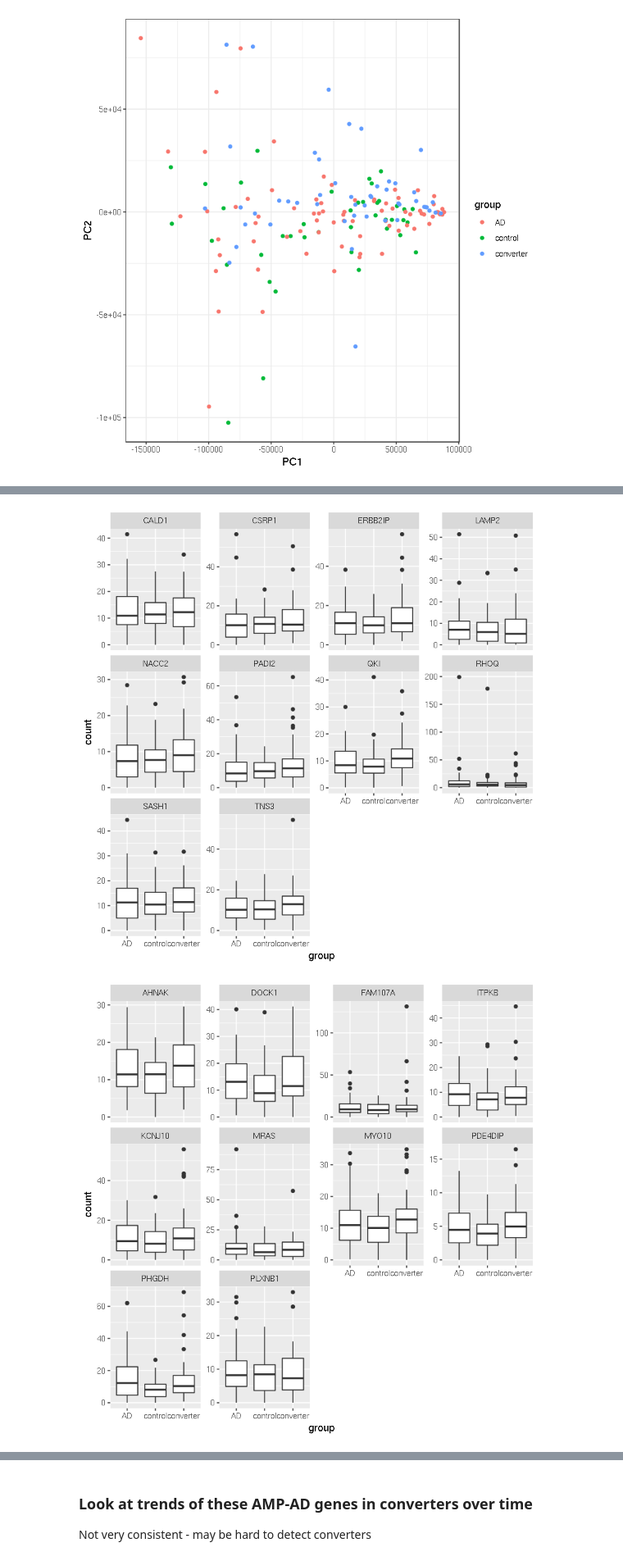
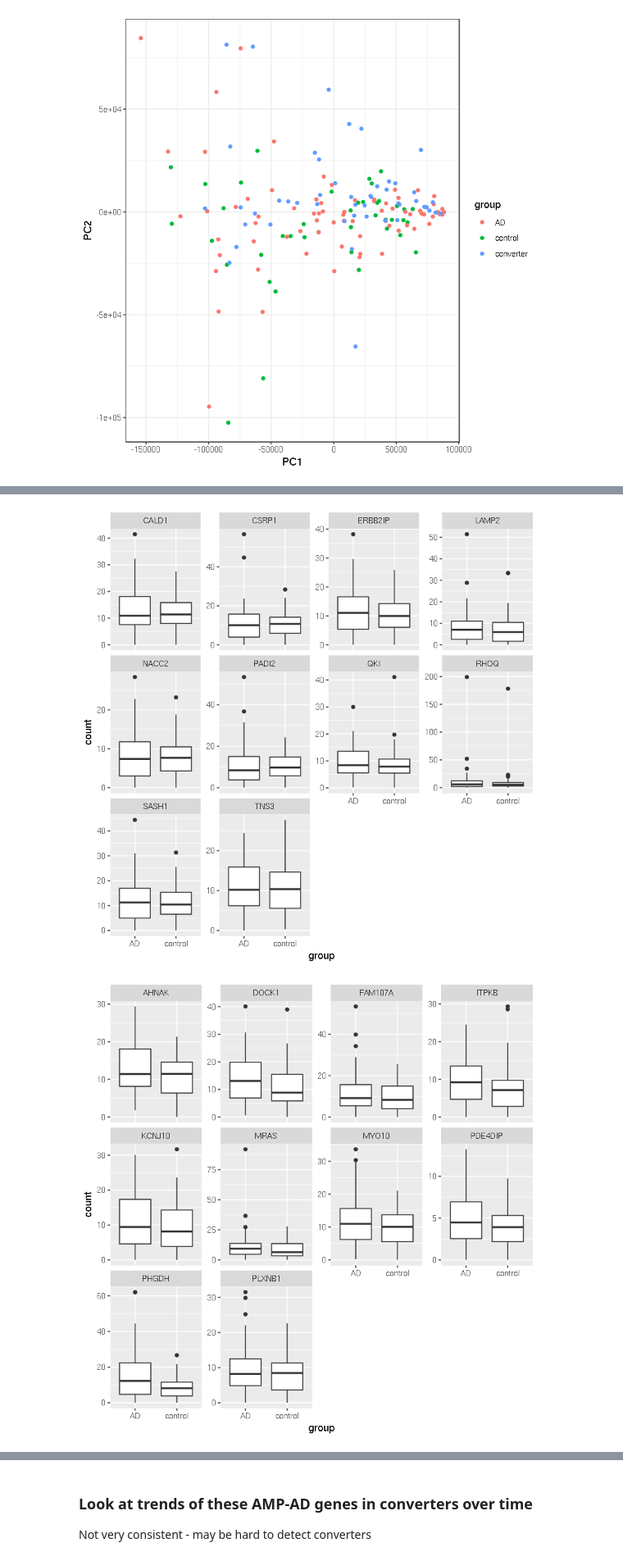
Before and after one commit to nataliedef/cse283_2021, a Jupyter notebook: initial_analysis.ipynb, the cells around one changed output, grey strips where cells are left out. Shown at 82% size. Cells and saved outputs as stored; diff of their text form; code cells hidden in the pictures.

```diff
--- a/initial_analysis.ipynb
+++ b/initial_analysis.ipynb
@@ -110,11 +106,11 @@ meta.dt %>%
 # %% [markdown]
 ### DESEQ
 # %%
-counts.mat <- counts.dt %>%
-    select(meta.dt$sample_id) %>% # ensure columns are in same order as meta dt
-    as.matrix
-rownames(counts.mat) <- counts.dt$gene_id
+# counts.mat <- counts.dt %>%
+#     select(meta.dt$sample_id) %>% # ensure columns are in same order as meta dt
+#     as.matrix
+# rownames(counts.mat) <- counts.dt$gene_id
 
-# round counts for DESeq
-counts.mat <- round(counts.mat)
-head(counts.mat)
+# # round counts for DESeq
+# counts.mat <- round(counts.mat)
+# head(counts.mat)
@@ -214,24 +204,24 @@ up.ampgenes <- c( "PADI2","NACC2", "RHOQ", "QKI", "CSRP1", "CALD1", "SASH1", "TN
 down.ampgenes <- c("PBXIP1", "MID1IP1", "SLC25A18", "GFAP", "GNA12", "CRTAP", "QDPR", "GPRC5B")
 # %%
 dt <- counts.longdt %>%
-    filter(gene_name %in% up.ampgenes[1:10])
+    filter(gene_name %in% up.ampgenes[1:10], group !="converter")
 # dt
 
 ggplot(dt, aes(x=group, y = count)) +
     geom_boxplot() +
     facet_wrap(~gene_name, scales="free_y")
 # %% [output]
-[figure, old version]
+[figure, new version]
 # %%
 dt <- counts.longdt %>%
-    filter(gene_name %in% up.ampgenes[11:20])
+    filter(gene_name %in% up.ampgenes[11:20], group !="converter")
 # dt
 
 ggplot(dt, aes(x=group, y = count)) +
     geom_boxplot() +
     facet_wrap(~gene_name, scales="free_y")
 # most AMP - AD genes are also upregulated in this data
 # %% [output]
-[figure, old version]
+[figure, new version]
 # %%
 dt <- counts.longdt %>%
```
Also changed, not shown: parts of 20 cells of this notebook.
